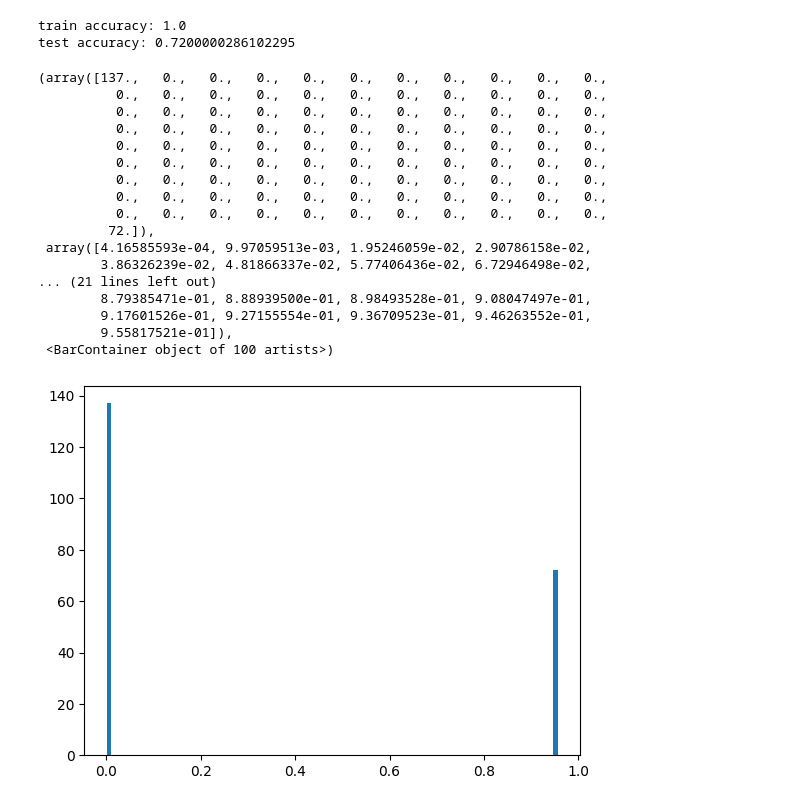
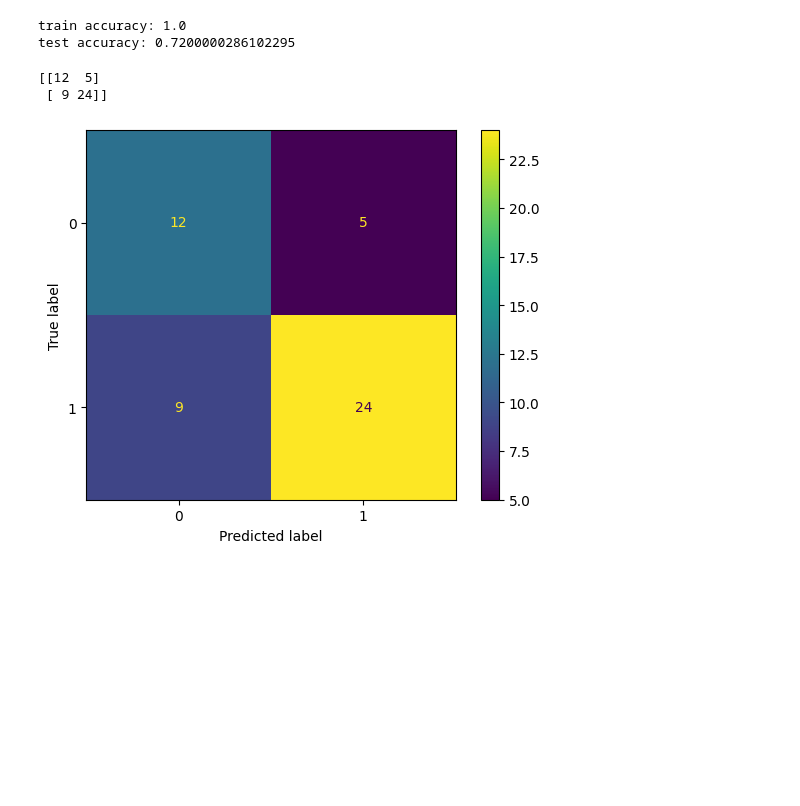
Before and after one commit to Vibhu-Agarwal/coursera-deep-learning-specialization, a Jupyter notebook: C1 - Neural Networks and Deep Learning/Week 4/Assignment 2 Image Classification/Classification.ipynb, the cells around one changed output. Saved outputs shown, nothing was run; the diff lists cells and outputs as text; code cells hidden in the pictures; blank space fills up the shorter version.

```diff
--- a/C1 - Neural Networks and Deep Learning/Week 4/Assignment 2 Image Classification/Classification.ipynb
+++ b/C1 - Neural Networks and Deep Learning/Week 4/Assignment 2 Image Classification/Classification.ipynb
@@ -298,33 +337,18 @@ def accuracy(y_pred, y_true):
 # %%
-predictions_train = predict(model, train_x_orig)
-train_accuracy = accuracy(predictions_train, train_y)
+predictions_train = model.predict(train_x_orig)
+train_accuracy = Model.accuracy(predictions_train, train_y)
 
-predictions_test = predict(model, test_x_orig)
-test_accuracy = accuracy(predictions_test, test_y)
+predictions_test = model.predict(test_x_orig)
+test_accuracy = Model.accuracy(predictions_test, test_y)
 
 print(f"train accuracy: {train_accuracy}")
 print(f"test accuracy: {test_accuracy}")
 # %% [output]
 train accuracy: 1.0
 test accuracy: 0.7200000286102295
-# %%
-plt.hist(predictions_train,bins=100)
-# %% [output]
-(array([137.,   0.,   0.,   0.,   0.,   0.,   0.,   0.,   0.,   0.,   0.,
-          0.,   0.,   0.,   0.,   0.,   0.,   0.,   0.,   0.,   0.,   0.,
-          0.,   0.,   0.,   0.,   0.,   0.,   0.,   0.,   0.,   0.,   0.,
-          0.,   0.,   0.,   0.,   0.,   0.,   0.,   0.,   0.,   0.,   0.,
-          0.,   0.,   0.,   0.,   0.,   0.,   0.,   0.,   0.,   0.,   0.,
-          0.,   0.,   0.,   0.,   0.,   0.,   0.,   0.,   0.,   0.,   0.,
-          0.,   0.,   0.,   0.,   0.,   0.,   0.,   0.,   0.,   0.,   0.,
-          0.,   0.,   0.,   0.,   0.,   0.,   0.,   0.,   0.,   0.,   0.,
-          0.,   0.,   0.,   0.,   0.,   0.,   0.,   0.,   0.,   0.,   0.,
-         72.]),
- array([4.16585593e-04, 9.97059513e-03, 1.95246059e-02, 2.90786158e-02,
-        3.86326239e-02, 4.81866337e-02, 5.77406436e-02, 6.72946498e-02,
-... (21 lines left out)
-        8.79385471e-01, 8.88939500e-01, 8.98493528e-01, 9.08047497e-01,
-        9.17601526e-01, 9.27155554e-01, 9.36709523e-01, 9.46263552e-01,
-        9.55817521e-01]),
- <BarContainer object of 100 artists>)
-[figure, removed]
+# %%
+Model.confustion_matrix(predictions_test, test_y)
+# %% [output]
+[[12  5]
+ [ 9 24]]
+[figure, added]
```
Also changed, not shown: parts of 7 cells of this notebook.
